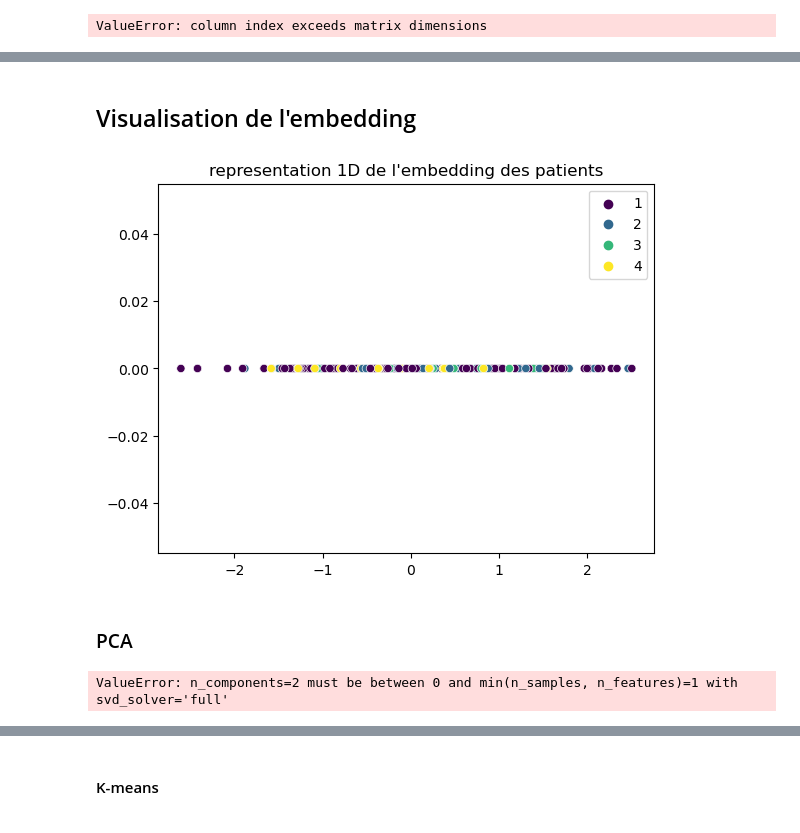
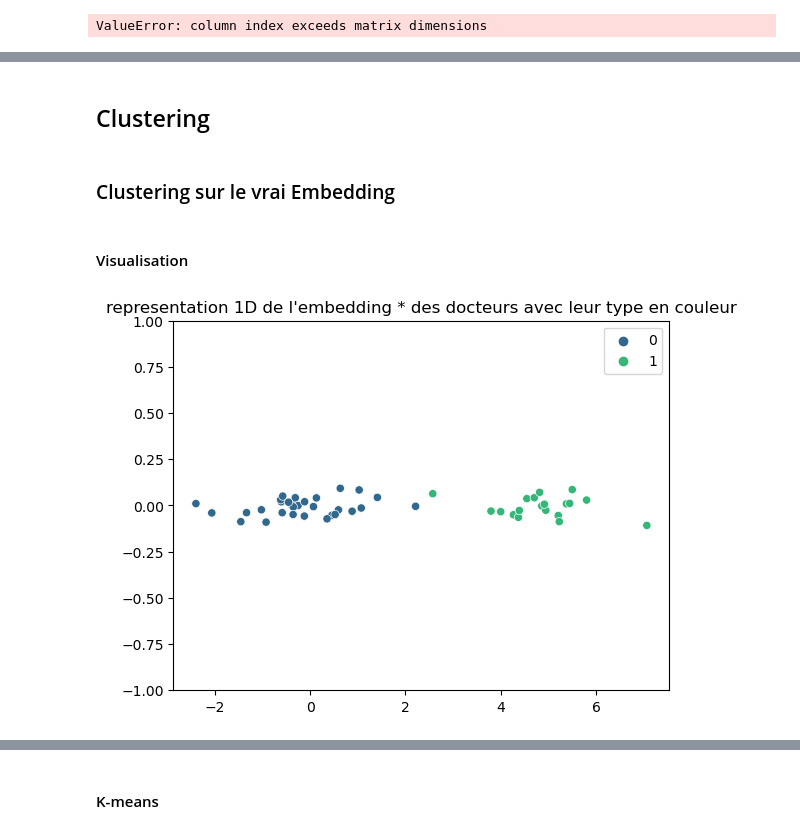
Before and after one commit to lecueguillaume/G4H_AKM_RS_NRS, a Jupyter notebook: Cost prescription AKM/cost_prescription_akm.ipynb, the cells around one changed output, grey strips where cells are left out. Cells and saved outputs as stored; diff of their text form; code cells hidden in the pictures.

```diff
--- a/Cost prescription AKM/cost_prescription_akm.ipynb
+++ b/Cost prescription AKM/cost_prescription_akm.ipynb
@@ -62,16 +76,16 @@ def graph_formation(n_patients,
                     type_distance="default",
                     beta_age_p_graph=0.1,
                     beta_age_d_graph=0.1,
-                    beta_sex_p_graph=2,
-                    beta_sex_d_graph=2,
-                    beta_distance_graph= -0.002,
+                    beta_sex_p_graph=0.3,
+                    beta_sex_d_graph= 0.3,
+                    beta_distance_graph= -0.2,
                     nb_latent_factors = 1,
                     alpha_law_weights = [0.3, 0.3, 0.4] ,
-                    alpha_law_means = [-1, 0, 1],
-                    alpha_law_stds = [0.5, 0.2, 0.7],
+                    alpha_law_means = [-5, 0, 5],
+                    alpha_law_stds = [1.2, 1, 0.9],
                     psi_law_weights = [0.6, 0.4],
-                    psi_law_means = [0, 1],
-                    psi_law_stds = [0.5, 0.4],
+                    psi_law_means = [0, 5],
+                    psi_law_stds = [1, 0.7],
                    ):
     """
     Creates only the graph formation part and returns the associated dataframe
@@ -269,4 +283,4 @@ def graph_formation(n_patients,
         ef_doctor[f'ef_d_{i}'] = np.tile(ef_doctor_element, n_patients)
     dataframe = pd.concat([dataframe, ef_patient, ef_doctor], axis = 1)
     dataframe = dataframe.reset_index().drop(['index'], axis = 1)
-    return dataframe, alpha_graph, psi_graph, alpha_class, psi_class
+    return dataframe, alpha_graph, psi_graph, alpha_class, psi_class, coor_patients, coor_doctors, D,  beta_age_p_graph, beta_age_d_graph, beta_sex_p_graph, beta_sex_d_graph,beta_distance_graph
@@ -278,3 +287,11 @@ df, alpha_graph, psi_graph, alpha_class, psi_class = graph_formation(n_patients=
+# %%
+graph_all= graph_formation(
+                    n_patients=1000,
+                     n_doctors=50,
+                     max_number_connections=4,
+                     z=0.3                                           )
+
+df, alpha_graph, psi_graph, alpha_class, psi_class, coor_patients, coor_doctors, D, beta_age_p_star, beta_age_d_star, beta_sex_p_star, beta_sex_d_star, beta_distance_star = graph_all
 # %% [markdown]
 ## cost prescription computation
 # %% [markdown]
@@ -500,0 +857,2 @@ ValueError: column index exceeds matrix dimensions
+# %% [markdown]
+## Clustering
@@ -501,5 +864,7 @@ ValueError: column index exceeds matrix dimensions
+# %% [markdown]
+### Clustering sur le vrai Embedding
 # %% [markdown]
-## Visualisation de l'embedding
+#### Visualisation
 # %%
 patient_embedding_star = np.array(alpha_graph).flatten()
 doctor_embedding_star = np.array(psi_graph).flatten()
@@ -510,19 +871,11 @@ links_patient, links_doctor = cross_tab_patient.values.flatten(), cross_tab_doct
 # %%
-#Visualisation 2D
+#Visualisation des clusters
 sns.set_palette("deep")
 
 # La couleur représente le degré, c'est-à-dire le nombre de lien qu'a le docteur
-sns.scatterplot( x=patient_embedding_star, y=np.zeros(len(patient_embedding_star),), hue=links_patient, palette='viridis')
-plt.title("representation 1D de l'embedding des patients")
-
+sns.scatterplot( x= doctor_embedding_star, y= np.random.normal(0, 0.05, size=doctor_embedding_star.shape[0],), hue=psi_class, palette='viridis')
+plt.title("representation 1D de l'embedding * des docteurs avec leur type en couleur")
+plt.ylim(-1,1)
 plt.show()
 # %% [output]
-[figure, old version]
+[figure, new version]
-# %% [markdown]
-### PCA
-# %%
-pca = PCA(n_components=2)
-patient_pca = pca.fit_transform(patient_embedding_star)
-doctor_pca = pca.fit_transform(doctor_embedding_star)
-# %% [output]
-ValueError: n_components=2 must be between 0 and min(n_samples, n_features)=1 with svd_solver='full'
```
Also changed, not shown: parts of 48 cells of this notebook.
